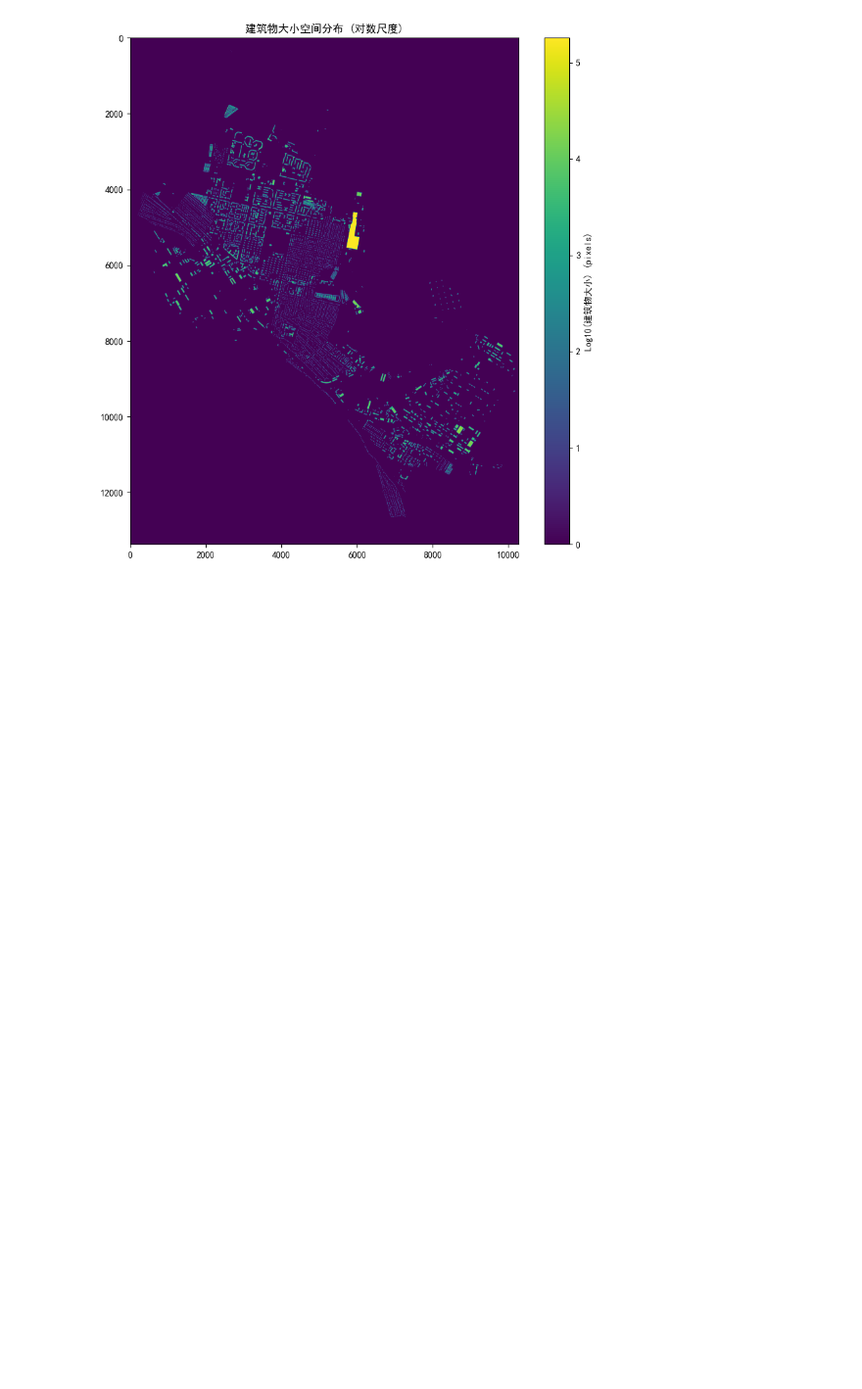
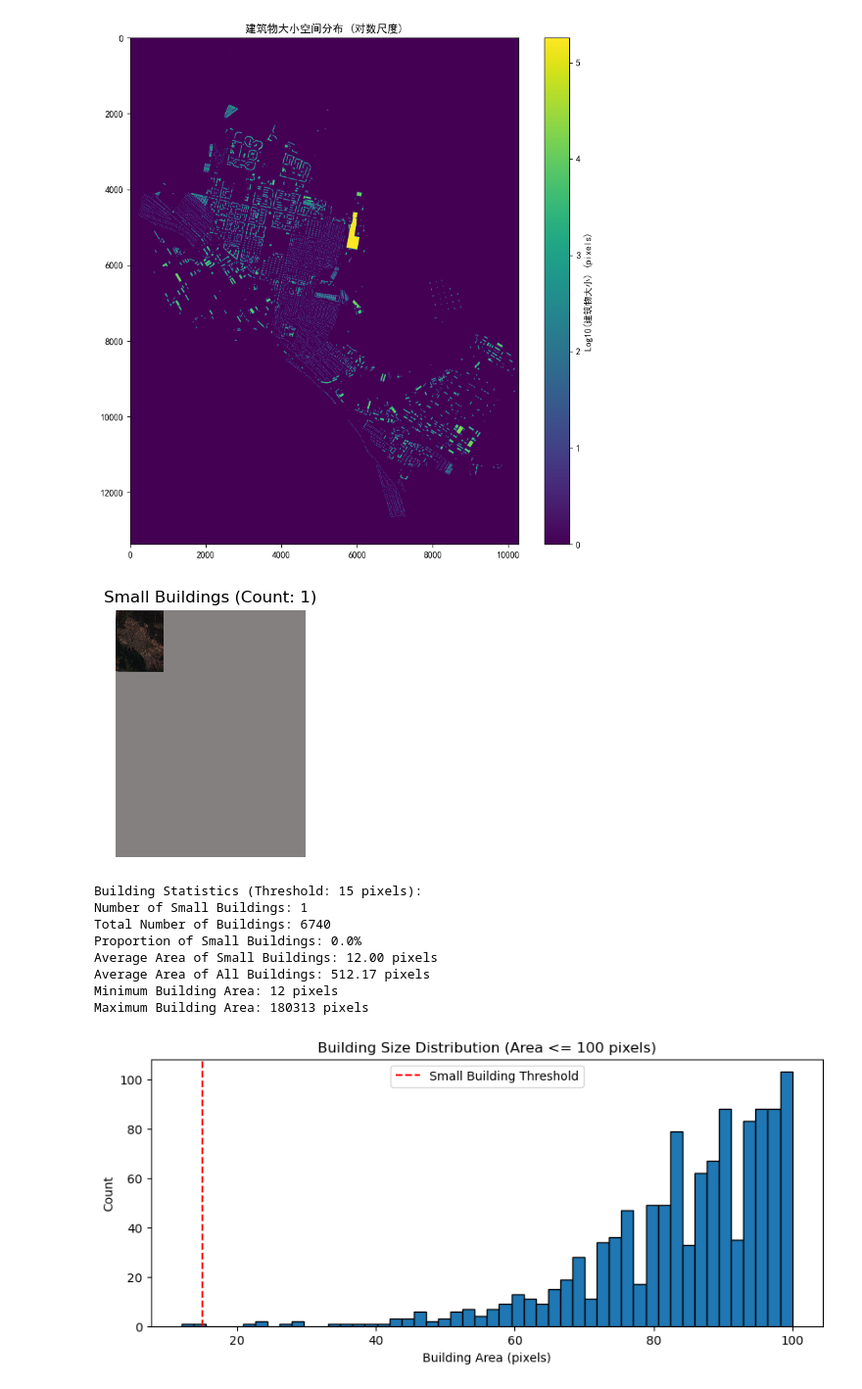
Before and after one commit to YoRsk/building_damage_assessment, a Jupyter notebook: training/utils/analyze_buildings.ipynb, the cells around one changed output. Shown at 98% size. Drawn from its saved outputs; the diff is of its cells as text; code cells hidden in the pictures; blank space fills up the shorter version.

```diff
--- a/training/utils/analyze_buildings.ipynb
+++ b/training/utils/analyze_buildings.ipynb
@@ -315,0 +399,19 @@ except Exception as e:
+# %%
+# 使用示例
+# 可以尝试不同的阈值\
+thresholds = [15]
+for threshold in thresholds:
+    show_fixed_threshold('../images/20210709_073742_79_2431_3B_Visual_clip.tif',
+                        '../buildingmasks/mask_Rubizhne.tif',
+                        threshold=threshold)
+# %% [output]
+[figure, added]
+Building Statistics (Threshold: 15 pixels):
+Number of Small Buildings: 1
+Total Number of Buildings: 6740
+Proportion of Small Buildings: 0.0%
+Average Area of Small Buildings: 12.00 pixels
+Average Area of All Buildings: 512.17 pixels
+Minimum Building Area: 12 pixels
+Maximum Building Area: 180313 pixels
+[figure, added]
```
Also changed, not shown: parts of 1 cell of this notebook, 1 other file.
